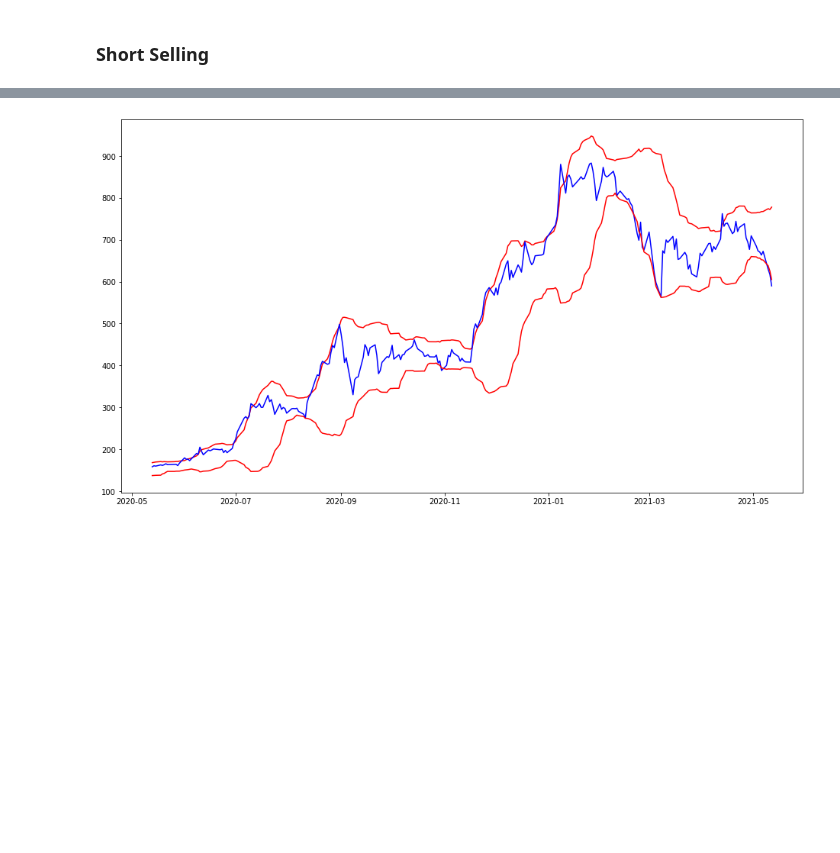
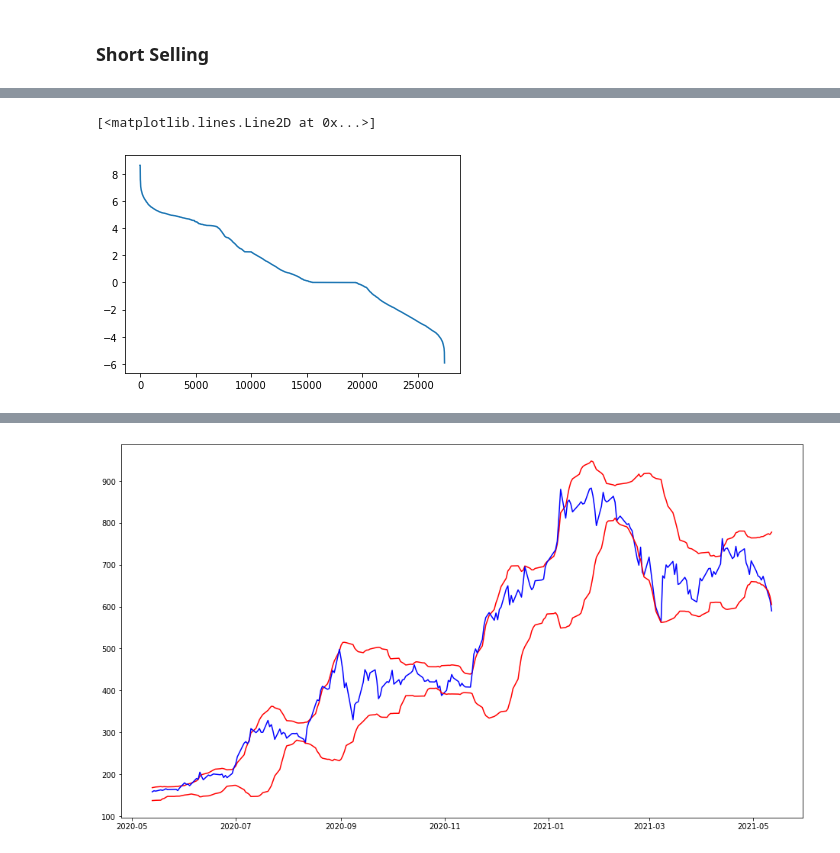
Before and after one commit to luisecastro/stock_ml, a Jupyter notebook: test_utils.ipynb, the cells around one changed output, grey strips where cells are left out. Cells and saved outputs as stored; diff of their text form; code cells hidden in the pictures; blank space fills up the shorter version.

```diff
--- a/test_utils.ipynb
+++ b/test_utils.ipynb
@@ -234,0 +260,31 @@ beta_f: 2.404
+# %%
+stockprices = close[['NAKD']]
+stockprices.columns = ['close']
+stock = stockprices.copy()
+
+results = []
+
+def rsi(stock, ticker, n, lo, hi):
+    stock = stock[[ticker]]
+    stock['return'] = stock[ticker].pct_change()
+    stock['movement'] = stock[ticker].diff()
+    stock['up'] = pd.Series(np.where(stock['movement'] > 0, stock['movement'], 0)).rolling(n).mean().tolist()
+    stock['down'] = pd.Series(np.where(-stock['movement'] > 0, -stock['movement'], 0)).rolling(n).mean().tolist()
+    stock['rs'] = stock['up']/stock['down']
+    stock['rsi'] = 100 - (100 / (1 + stock['rs']))
+
+    stock['long'] = np.where((stock['rsi'] < lo), 1, np.nan)
+    stock['long'] = np.where((stock['rsi'] > hi), 0, stock['long'])
+    stock['long'].ffill(inplace=True)
+
+    stock['gain_loss'] = stock['long'].shift(1) * stock['return']
+    stock['total'] =  stock['gain_loss'].cumsum()
+
+    return stock
+
+
+for n in range(1, 50):
+    for x in range(2, 50, 2):
+        for y in range(98, 50, -2):
+            new = rsi(stock, 'close', n, x, y)
+            results.append([n, x, y, new['total'].iloc[-1]])
@@ -234,0 +308,5 @@ beta_f: 2.404
+# %%
+plt.plot(pd.DataFrame(results, columns = ['n', 'low', 'hi', 'gain']).sort_values(by='gain', ascending=False).gain.to_list())
+# %% [output]
+[<matplotlib.lines.Line2D at 0x...>]
+[figure, added]
```
Also changed, not shown: parts of 30 cells of this notebook.
